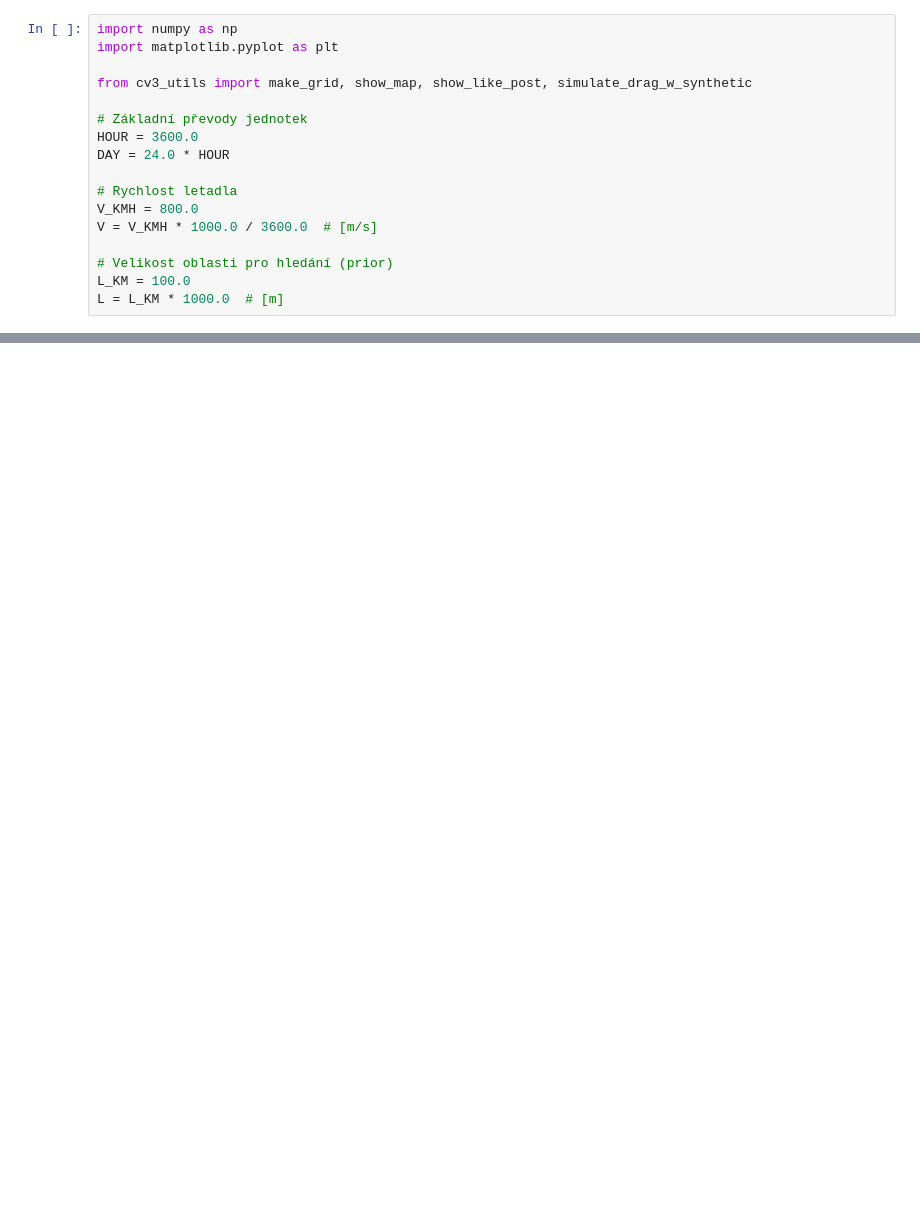
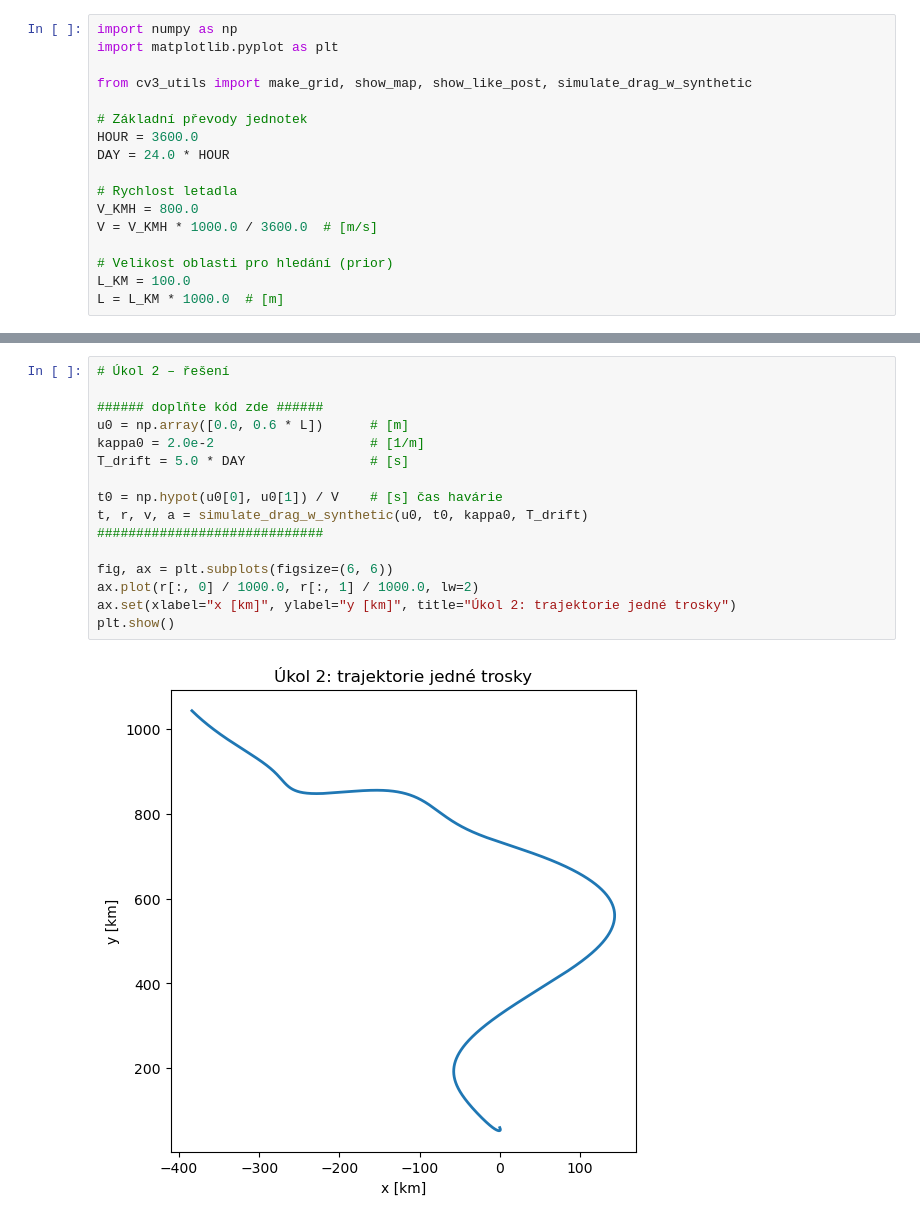
Before and after one commit to Beremi/SKOMAM, a Jupyter notebook: cv3/cv3_reseni.ipynb, the cells around one changed output, grey strips where cells are left out. Cells and saved outputs as stored; diff of their text form; blank space fills up the shorter version.

```diff
--- a/cv3/cv3_reseni.ipynb
+++ b/cv3/cv3_reseni.ipynb
@@ -101,0 +153,18 @@ L = L_KM * 1000.0  # [m]
+# %%
+# Úkol 2 – řešení
+
+###### doplňte kód zde ######
+u0 = np.array([0.0, 0.6 * L])      # [m]
+kappa0 = 2.0e-2                    # [1/m]
+T_drift = 5.0 * DAY                # [s]
+
+t0 = np.hypot(u0[0], u0[1]) / V    # [s] čas havárie
+t, r, v, a = simulate_drag_w_synthetic(u0, t0, kappa0, T_drift)
+#############################
+
+fig, ax = plt.subplots(figsize=(6, 6))
+ax.plot(r[:, 0] / 1000.0, r[:, 1] / 1000.0, lw=2)
+ax.set(xlabel="x [km]", ylabel="y [km]", title="Úkol 2: trajektorie jedné trosky")
+plt.show()
+# %% [output]
+[figure, added]
```
Also changed, not shown: parts of 38 cells of this notebook, 1 other file.
